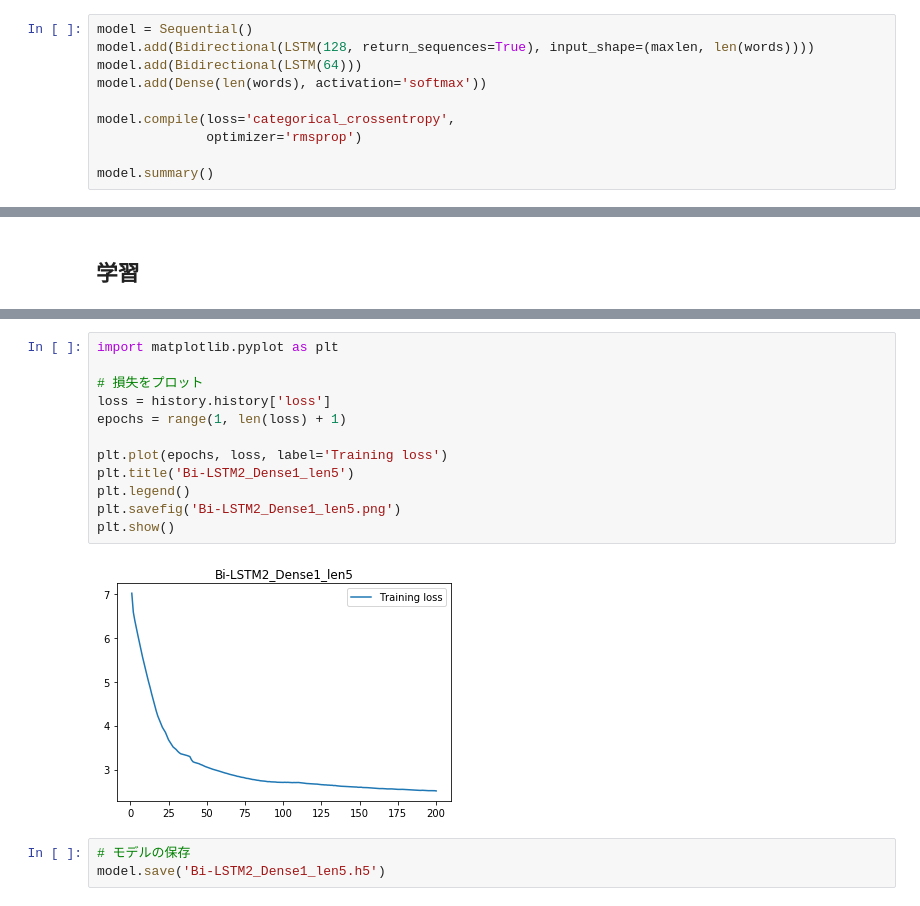
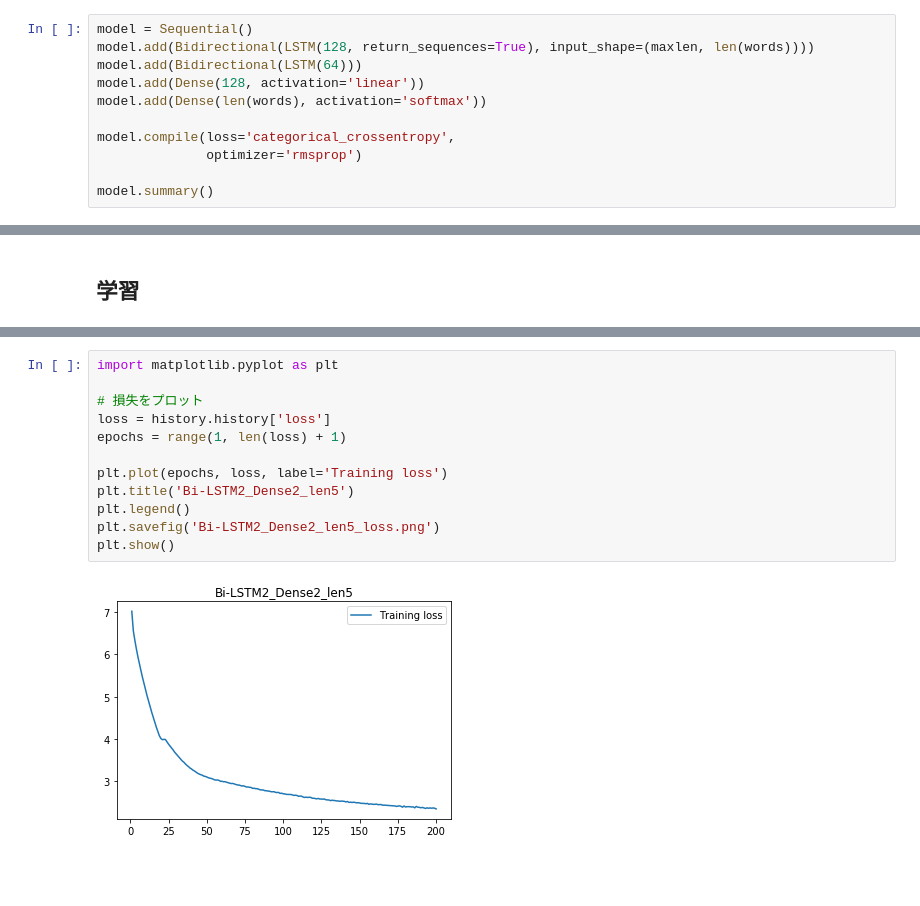
Before and after one commit to kargenk/Tsumugi, a Jupyter notebook: train_on_colab.ipynb, the cells around one changed output, grey strips where cells are left out. Saved outputs shown, nothing was run; the diff lists cells and outputs as text; blank space fills up the shorter version.

Commit message:
[add] model architecture png, experiment, save

```diff
--- a/train_on_colab.ipynb
+++ b/train_on_colab.ipynb
@@ -130,6 +131,7 @@ shape of y: (39971, 11362)
 model = Sequential()
 model.add(Bidirectional(LSTM(128, return_sequences=True), input_shape=(maxlen, len(words))))
 model.add(Bidirectional(LSTM(64)))
+model.add(Dense(128, activation='linear'))
 model.add(Dense(len(words), activation='softmax'))
 
 model.compile(loss='categorical_crossentropy',
@@ -222,17 +226,14 @@ Epoch 1/200
 # %%
 import matplotlib.pyplot as plt
 
 # 損失をプロット
 loss = history.history['loss']
 epochs = range(1, len(loss) + 1)
 
 plt.plot(epochs, loss, label='Training loss')
-plt.title('Bi-LSTM2_Dense1_len5')
+plt.title('Bi-LSTM2_Dense2_len5')
 plt.legend()
-plt.savefig('Bi-LSTM2_Dense1_len5.png')
+plt.savefig('Bi-LSTM2_Dense2_len5_loss.png')
 plt.show()
 # %% [output]
-[figure, old version]
+[figure, new version]
-# %%
-# モデルの保存
-model.save('Bi-LSTM2_Dense1_len5.h5')
```
Also changed, not shown: parts of 12 cells of this notebook.
